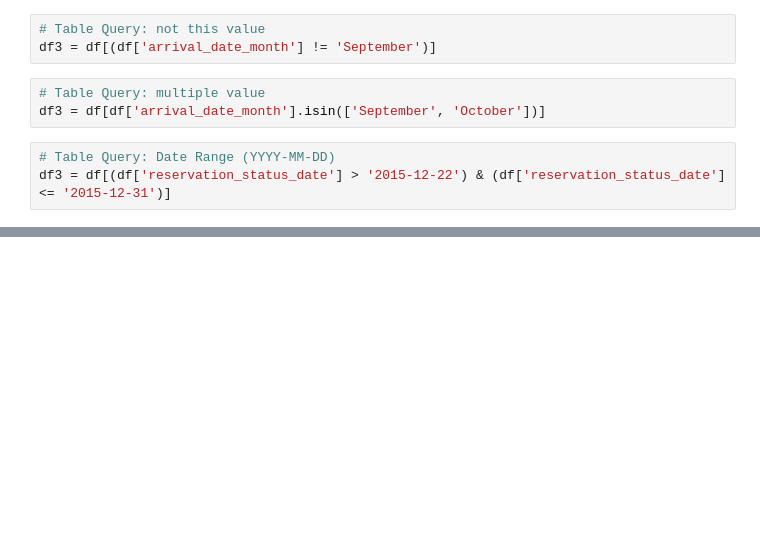
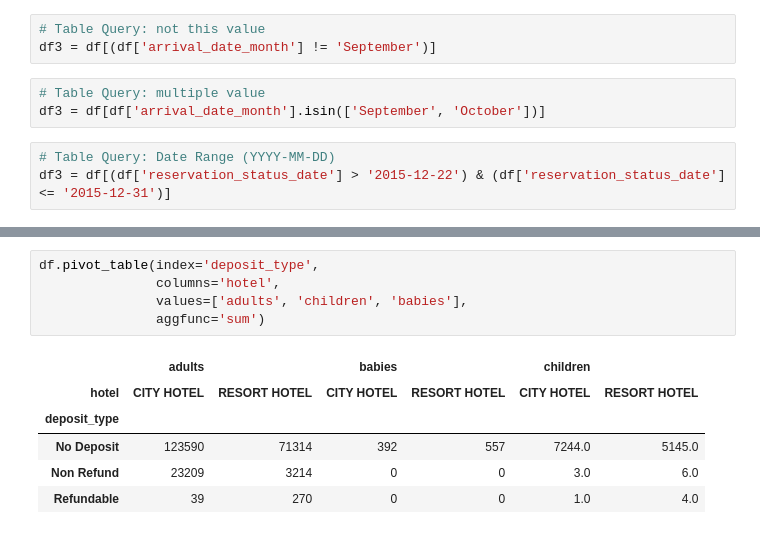
Before and after one commit to suranjitpartho/python_CheatCode, a Jupyter notebook: python_CheatCode.ipynb, the cells around one changed output, grey strips where cells are left out. Saved outputs shown, nothing was run; the diff lists cells and outputs as text; blank space fills up the shorter version.

```diff
--- a/python_CheatCode.ipynb
+++ b/python_CheatCode.ipynb
@@ -220,0 +300,12 @@ df3 = df[(df['reservation_status_date'] > '2015-12-22') & (df['reservation_statu
+# %%
+df.pivot_table(index='deposit_type',
+               columns='hotel',
+               values=['adults', 'children', 'babies'],
+               aggfunc='sum')
+# %% [output]
+|  | adults |  | babies |  | children |  |
+| hotel | CITY HOTEL | RESORT HOTEL | CITY HOTEL | RESORT HOTEL | CITY HOTEL | RESORT HOTEL |
+| deposit_type |  |  |  |  |  |  |
+| No Deposit | 123590 | 71314 | 392 | 557 | 7244.0 | 5145.0 |
+| Non Refund | 23209 | 3214 | 0 | 0 | 3.0 | 6.0 |
+| Refundable | 39 | 270 | 0 | 0 | 1.0 | 4.0 |
```
Also changed, not shown: parts of 22 cells of this notebook.
